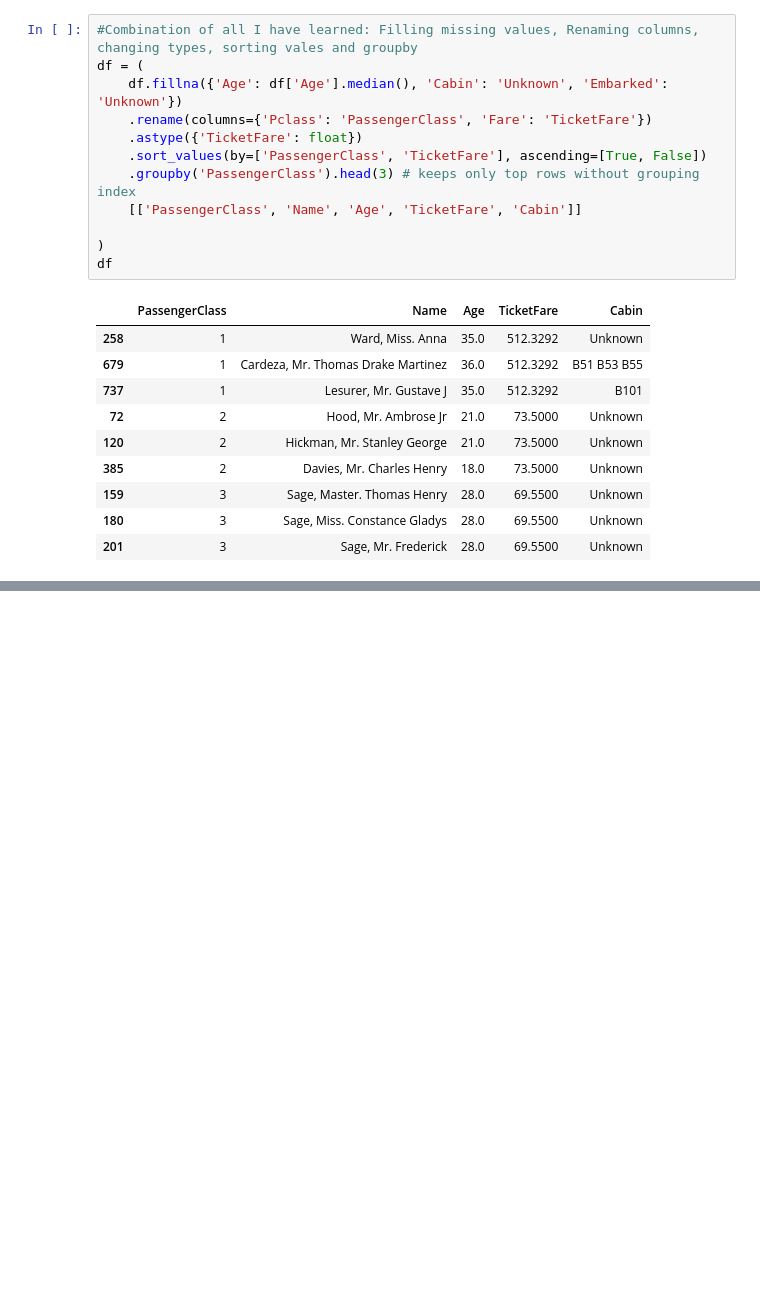
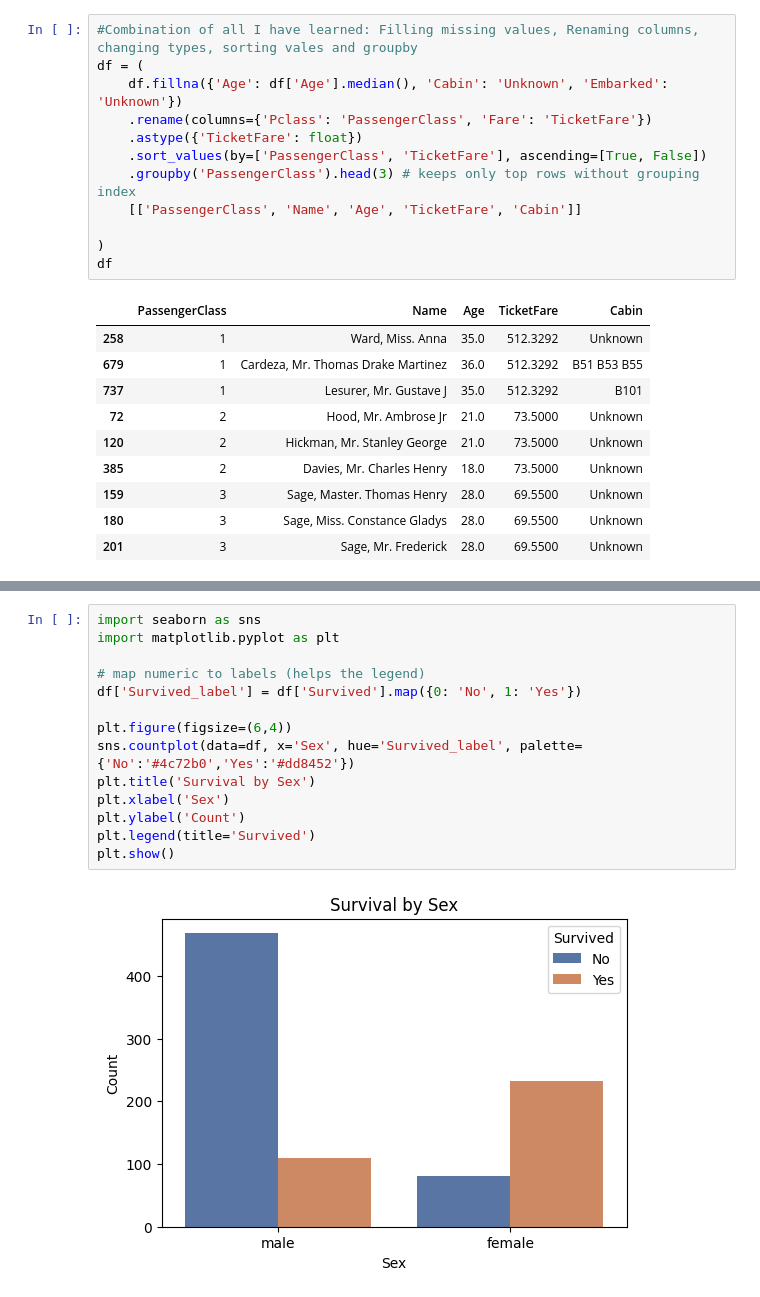
Before and after one commit to Ruggery28/Learning_Pandas, a Jupyter notebook: learning_pandas.ipynb, the cells around one changed output, grey strips where cells are left out. Drawn from its saved outputs; the diff is of its cells as text; blank space fills up the shorter version.

Commit message:
learning seaborn
showing some graphs made by seaborn and learning how to visualise it

```diff
--- a/learning_pandas.ipynb
+++ b/learning_pandas.ipynb
@@ -138,0 +160,16 @@ df
+# %%
+import seaborn as sns
+import matplotlib.pyplot as plt
+
+# map numeric to labels (helps the legend)
+df['Survived_label'] = df['Survived'].map({0: 'No', 1: 'Yes'})
+
+plt.figure(figsize=(6,4))
+sns.countplot(data=df, x='Sex', hue='Survived_label', palette={'No':'#4c72b0','Yes':'#dd8452'})
+plt.title('Survival by Sex')
+plt.xlabel('Sex')
+plt.ylabel('Count')
+plt.legend(title='Survived')
+plt.show()
+# %% [output]
+[figure, added]
```
Also changed, not shown: parts of 3 cells of this notebook.
